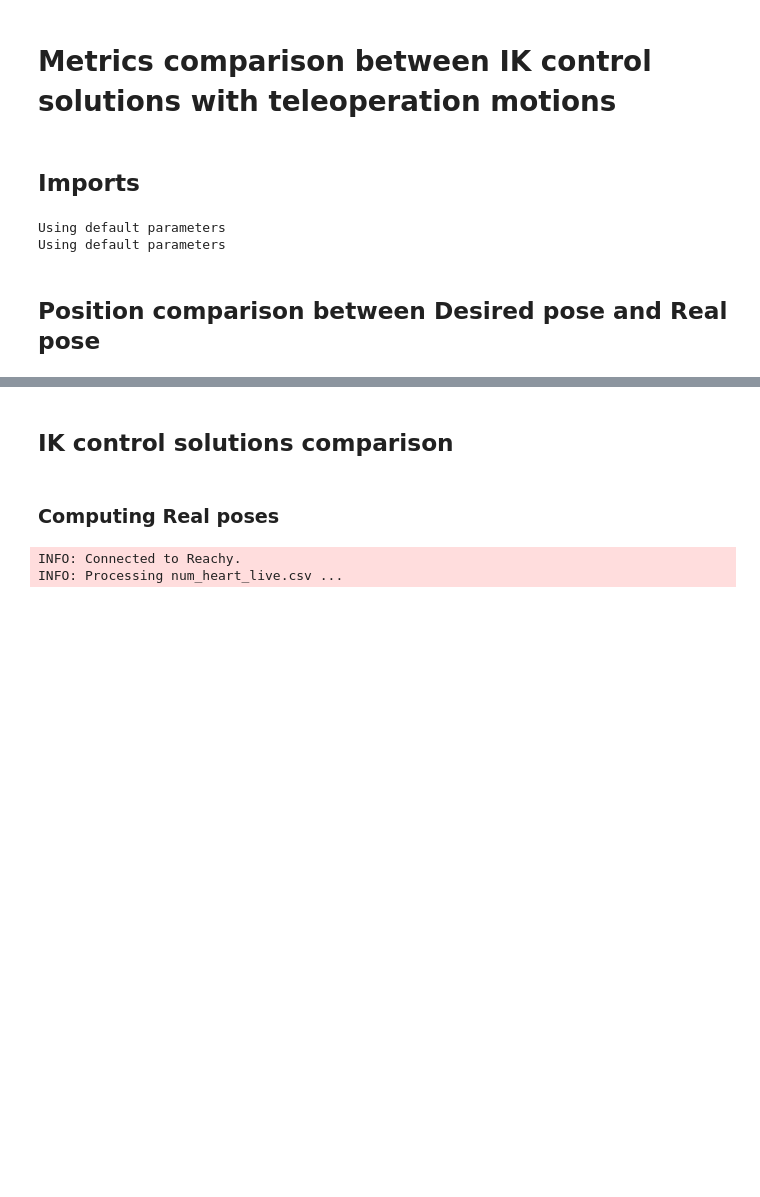
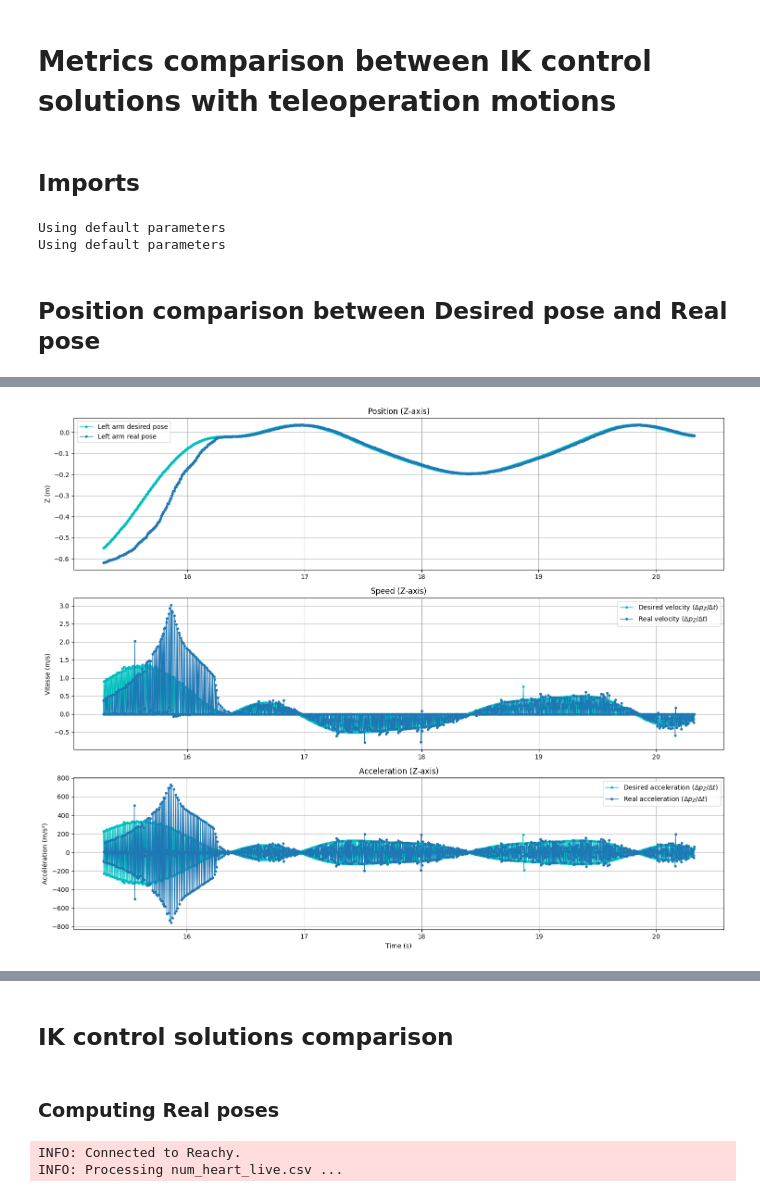
Before and after one commit to pollen-robotics/reachy2_qpik, a Jupyter notebook: src/example/metrics_teleop.ipynb, the cells around one changed output, grey strips where cells are left out. Saved outputs shown, nothing was run; the diff lists cells and outputs as text; code cells hidden in the pictures; blank space fills up the shorter version.

```diff
--- a/src/example/metrics_teleop.ipynb
+++ b/src/example/metrics_teleop.ipynb
@@ -253,0 +265,70 @@ WARNING: Reachy gRPC stream is shutting down.
+# %%
+import numpy as np
+import matplotlib.pyplot as plt
+import pandas as pd
+
+processed_filepath = "data/teleop/postprocessed/testing_heart_postprocessed.csv"
+df = pd.read_csv(processed_filepath, sep=",", header=0).copy()
+
+coord_idx = 2  # 0, 1, 2 pour X,Y,Z
+
+a, b = 100, None
+pose_slice = slice(a, None if b is None else b - 1)
+time_slice = slice(a + 1, None if b is None else b)
+
+dt = 0.004
+
+L_POSE_LST = []
+L_POSE_REAL_LST = []
+for i in range(1, len(df)):
+    l_pose = parse_pose_matrix(df["l_pose"][i])[coord_idx][3]
+    l_pose_real = parse_pose_matrix(df["l_real_pose"][i])[coord_idx][3]
+    L_POSE_LST.append(l_pose)
+    L_POSE_REAL_LST.append(l_pose_real)
+
+pos_des_all = np.asarray(L_POSE_LST)
+pos_real_all = np.asarray(L_POSE_REAL_LST)
+
+pos_des = pos_des_all[pose_slice]
+pos_real = pos_real_all[pose_slice]
+t_plot = df["time"].values[time_slice]
+
+vel_des = np.diff(pos_des) / dt
+vel_real = np.diff(pos_real) / dt
+t_vel = (t_plot[:-1] + t_plot[1:]) / 2.0
+
+acc_des = np.diff(vel_des) / dt
+acc_real = np.diff(vel_real) / dt
+t_acc = t_plot[1:-1]
+
+
+axis_label = "XYZ"[coord_idx]
+fig, axs = plt.subplots(3, 1, figsize=(15, 12), sharex=False)
+color = ["tab:red", "tab:green", "tab:blue"][coord_idx]
+
+axs[0].plot(t_plot, pos_des, "c", label="Left arm desired pose", marker=".", linewidth=1)
+axs[0].plot(t_plot, pos_real, color, label="Left arm real pose", marker=".", linewidth=1)
+axs[0].set_ylabel(f"{axis_label} (m)")
+axs[0].set_title(f"Position ({axis_label}-axis)")
+axs[0].legend()
+axs[0].grid(True)
+
+axs[1].plot(t_vel, vel_des, "c", label=f"Desired velocity ($Δp_{axis_label}/Δt$)", marker=".", linewidth=1)
+axs[1].plot(t_vel, vel_real, color, label=f"Real velocity ($Δp_{axis_label}/Δt$)", marker=".", linewidth=1)
+axs[1].set_ylabel("Vitesse (m/s)")
+axs[1].set_title(f"Speed ({axis_label}-axis)")
+axs[1].legend()
+axs[1].grid(True)
+
+axs[2].plot(t_acc, acc_des, "c", label=f"Desired acceleration ($Δv_{axis_label}/Δt$)", marker=".", linewidth=1)
+axs[2].plot(t_acc, acc_real, color, label=f"Real acceleration ($Δv_{axis_label}/Δt$)", marker=".", linewidth=1)
+axs[2].set_ylabel("Accélération (m/s²)")
+axs[2].set_xlabel("Time (s)")
+axs[2].set_title(f"Acceleration ({axis_label}-axis)")
+axs[2].legend()
+axs[2].grid(True)
+
+plt.tight_layout()
+plt.show()
+# %% [output]
+[figure, added]
```
Also changed, not shown: parts of 6 cells of this notebook, 12 other files.
